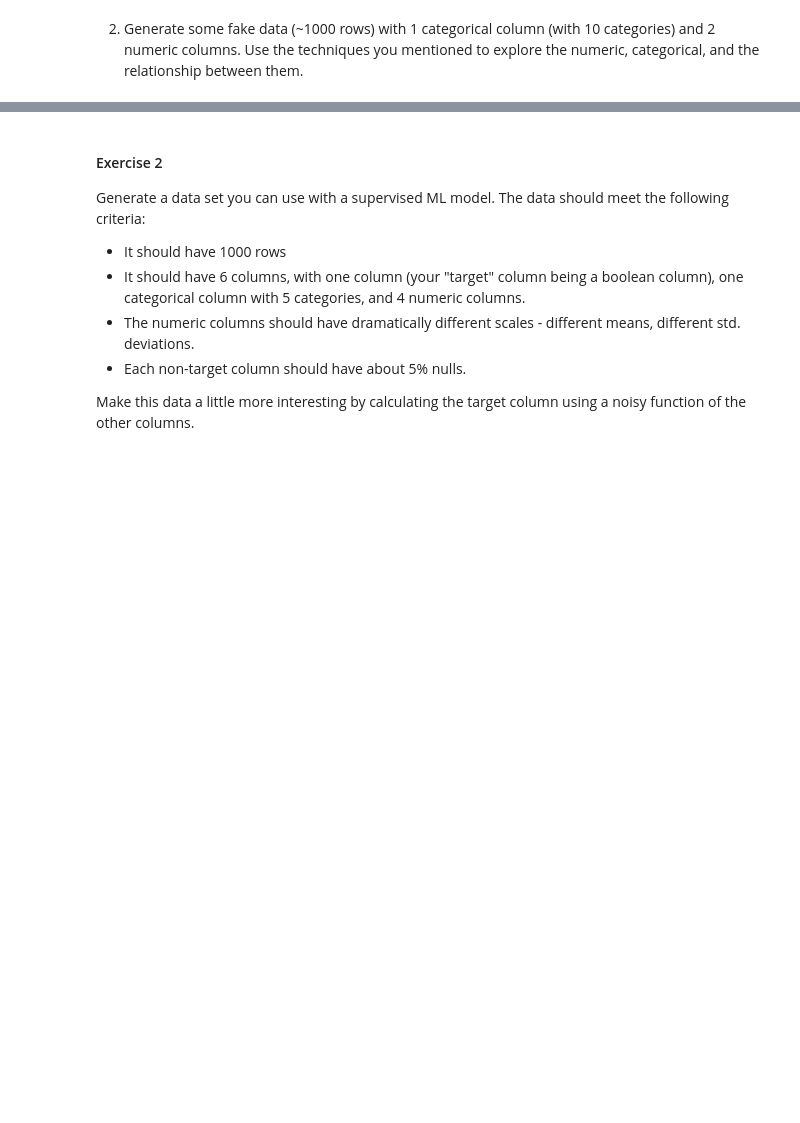
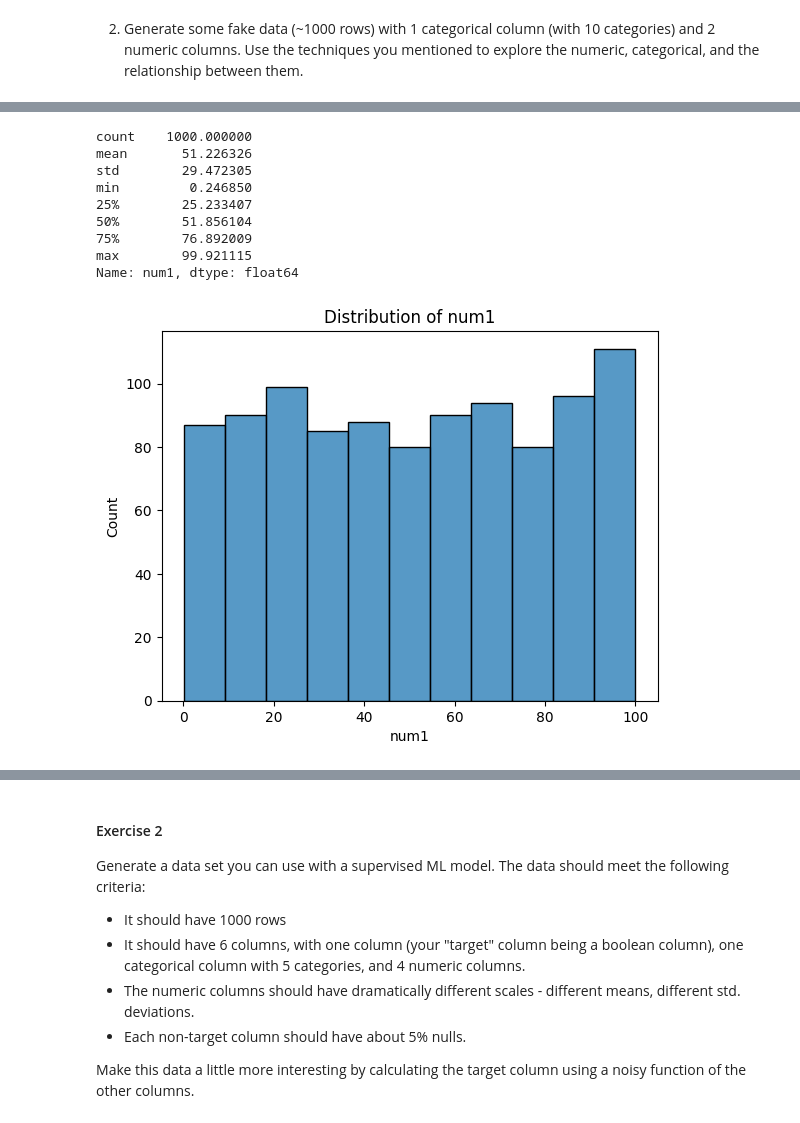
Before and after one commit to SU-IST707-FS25/week-2-materials-zseidel18, a Jupyter notebook: assignment.ipynb, the cells around one changed output, grey strips where cells are left out. Drawn from its saved outputs; the diff is of its cells as text; code cells hidden in the pictures; blank space fills up the shorter version.

```diff
--- a/assignment.ipynb
+++ b/assignment.ipynb
@@ -19,3 +79,17 @@ For Numeric data there are many EDA techniques which include visualizing the dis
 # %%
-# Your code here
+sns.histplot(fake_data["num1"])
+plt.title("Distribution of num1")
+
+print(fake_data["num1"].describe())
+# %% [output]
+count    1000.000000
+mean       51.226326
+std        29.472305
+min         0.246850
+25%        25.233407
+50%        51.856104
+75%        76.892009
+max        99.921115
+Name: num1, dtype: float64
+[figure, added]
 # %%
```
Also changed, not shown: parts of 6 cells of this notebook.
